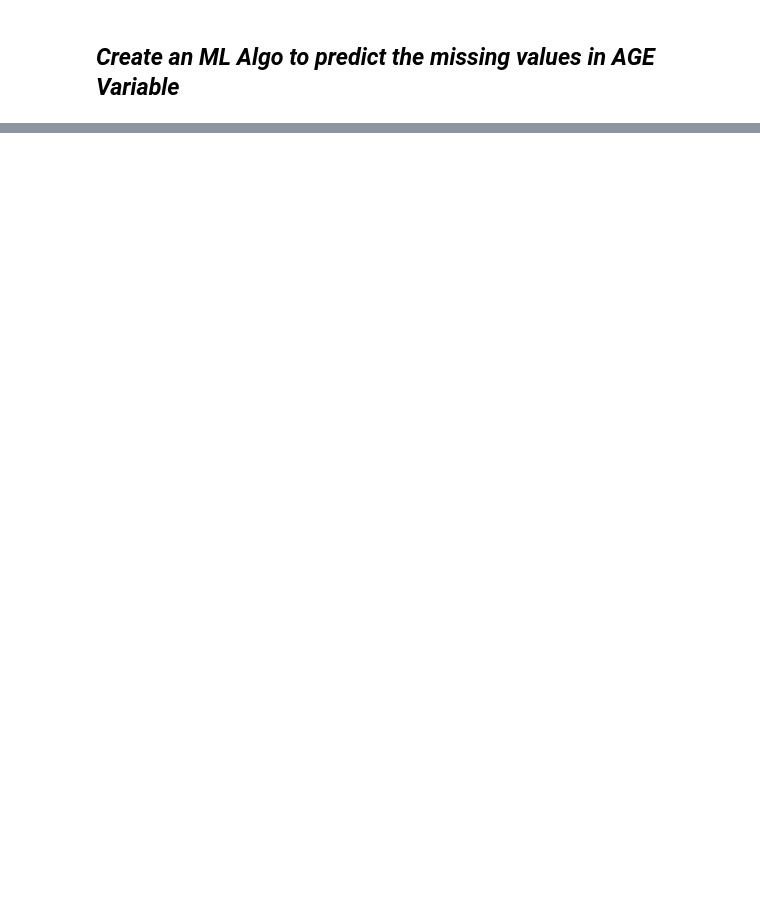
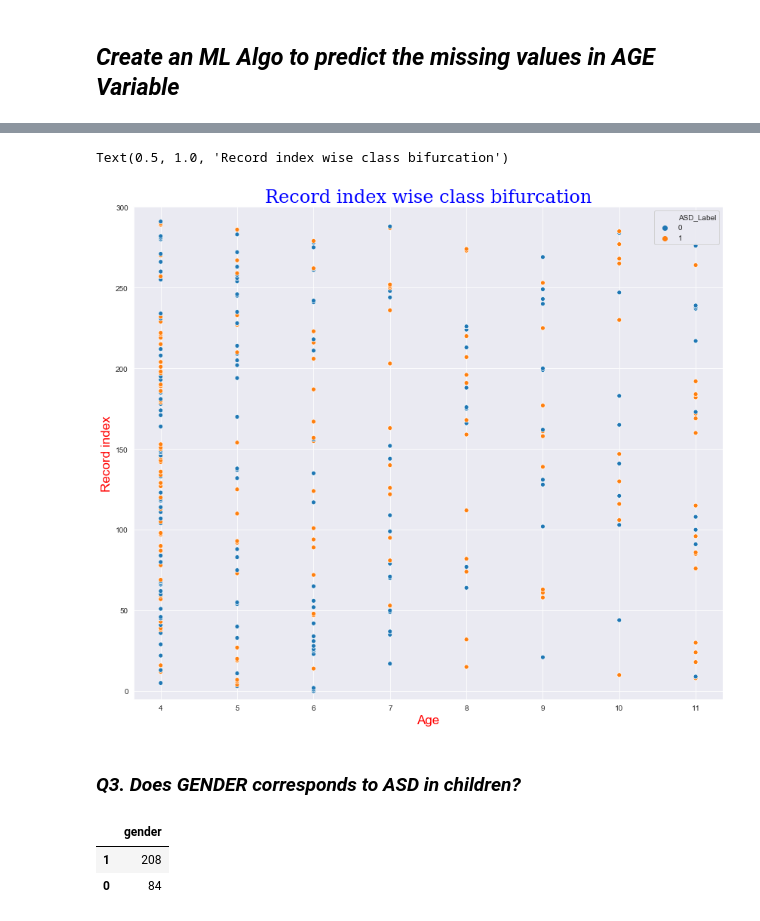
Before and after one commit to raj-shr-git/Autism_Spectrum_Disorder, a Jupyter notebook: ASD_prediction.ipynb, the cells around one changed output, grey strips where cells are left out. Cells and saved outputs as stored; diff of their text form; code cells hidden in the pictures; blank space fills up the shorter version.

```diff
--- a/ASD_prediction.ipynb
+++ b/ASD_prediction.ipynb
@@ -769,0 +942,2 @@ https://towardsdatascience.com/working-with-missing-data-in-machine-learning-9c0
+# %%
+autism_df.reset_index(inplace=True)
@@ -769,0 +952,3 @@ https://towardsdatascience.com/working-with-missing-data-in-machine-learning-9c0
+# %%
+autism_df['fix_age'] = autism_df[['index','age']].apply(lambda val: int(age_test_df[age_test_df['index'] == val['index']]['age']) if val['index'] in list(age_test_df['index']) else val['age']
+                                                    ,axis=1)
@@ -769,0 +1090,20 @@ https://towardsdatascience.com/working-with-missing-data-in-machine-learning-9c0
+# %%
+plt.figure(figsize=(14,12))
+sns.set_style('darkgrid')
+sns.scatterplot(x=autism_df['fix_age'],y=autism_df.index,hue=autism_df['ASD_Label'],x_bins=100,legend='brief')
+plt.minorticks_on()
+plt.axis(ymin=-5,ymax=300)
+plt.xlabel('Age',fontdict=label_fonts)
+plt.ylabel('Record index',fontdict=label_fonts)
+plt.title('Record index wise class bifurcation',fontdict=title_font)
+# %% [output]
+Text(0.5, 1.0, 'Record index wise class bifurcation')
+[figure, added]
+# %% [markdown]
+### ***Q3. Does GENDER corresponds to ASD in children?***
+# %%
+pd.DataFrame(autism_df['gender'].value_counts())
+# %% [output]
+|  | gender |
+| 1 | 208 |
+| 0 | 84 |
```
Also changed, not shown: parts of 154 cells of this notebook, 1 other file.
